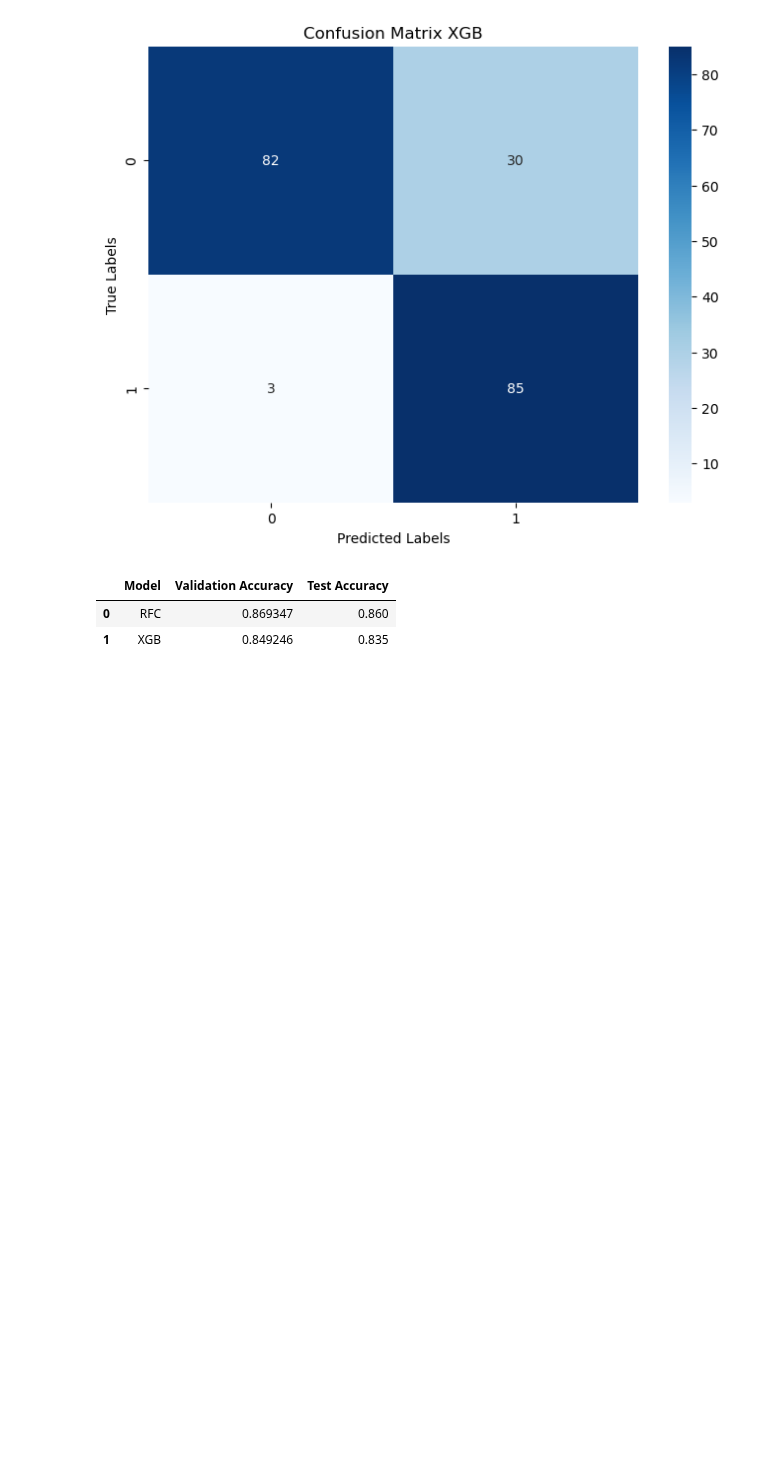
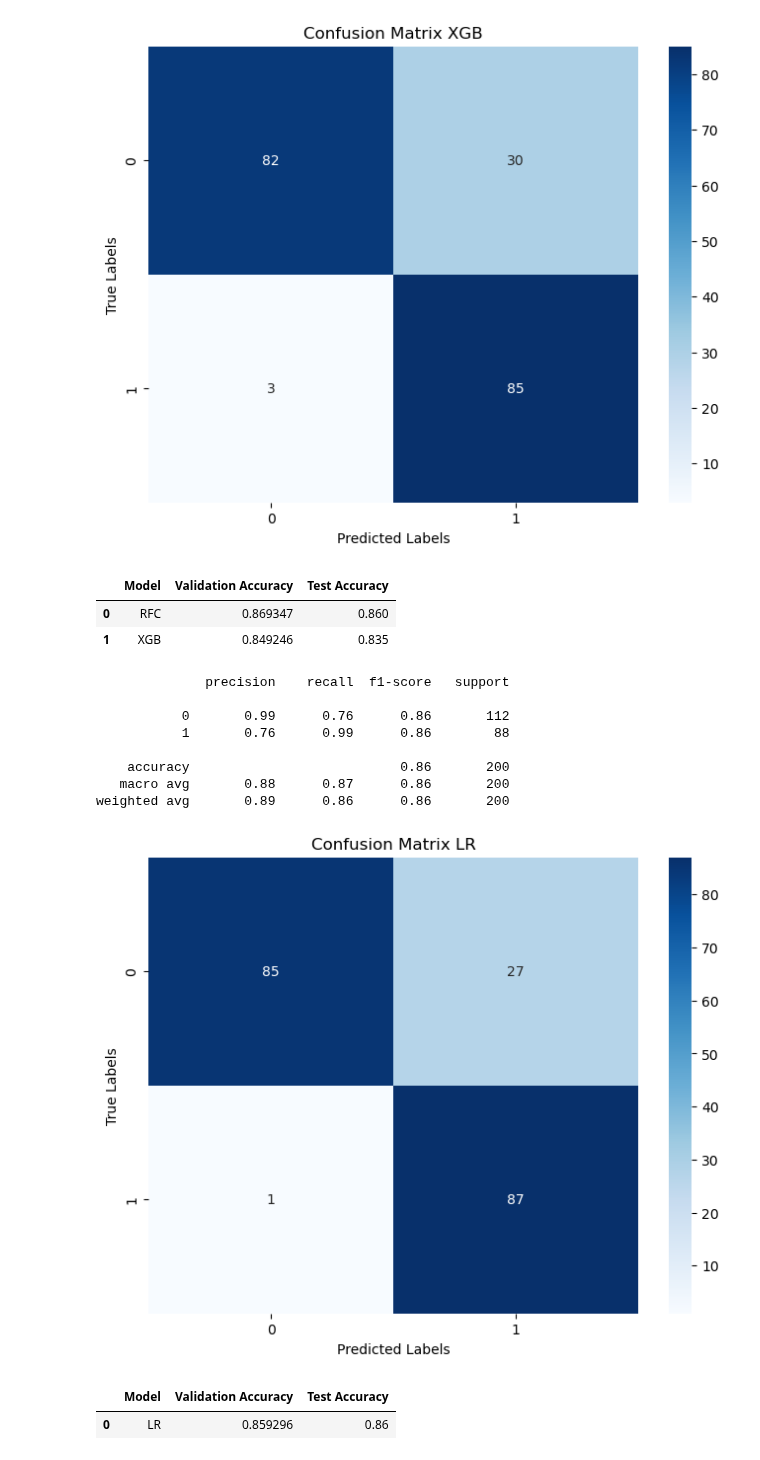
Before and after one commit to MaukanMir/Genshin-Impact-Google-Sentiment-Analysis, a Jupyter notebook: training.ipynb, the cells around one changed output. Cells and saved outputs as stored; diff of their text form; code cells hidden in the pictures; blank space fills up the shorter version.

Commit message:
added new models

```diff
--- a/training.ipynb
+++ b/training.ipynb
@@ -505,3 +505,19 @@ weighted avg       0.87      0.83      0.83       200
 |  | Model | Validation Accuracy | Test Accuracy |
 | 0 | RFC | 0.869347 | 0.860 |
 | 1 | XGB | 0.849246 | 0.835 |
+# %%
+names = ["LR"]
+models = get_selected_models(names)
+test_train_test_val_splits_on_models(names, models, X_bl_smote, y_bl_smote)
+# %% [output]
+              precision    recall  f1-score   support
+
+           0       0.99      0.76      0.86       112
+           1       0.76      0.99      0.86        88
+
+    accuracy                           0.86       200
+   macro avg       0.88      0.87      0.86       200
+weighted avg       0.89      0.86      0.86       200
+[figure, added]
+|  | Model | Validation Accuracy | Test Accuracy |
+| 0 | LR | 0.859296 | 0.86 |
```
Also changed, not shown: parts of 1 cell of this notebook.
